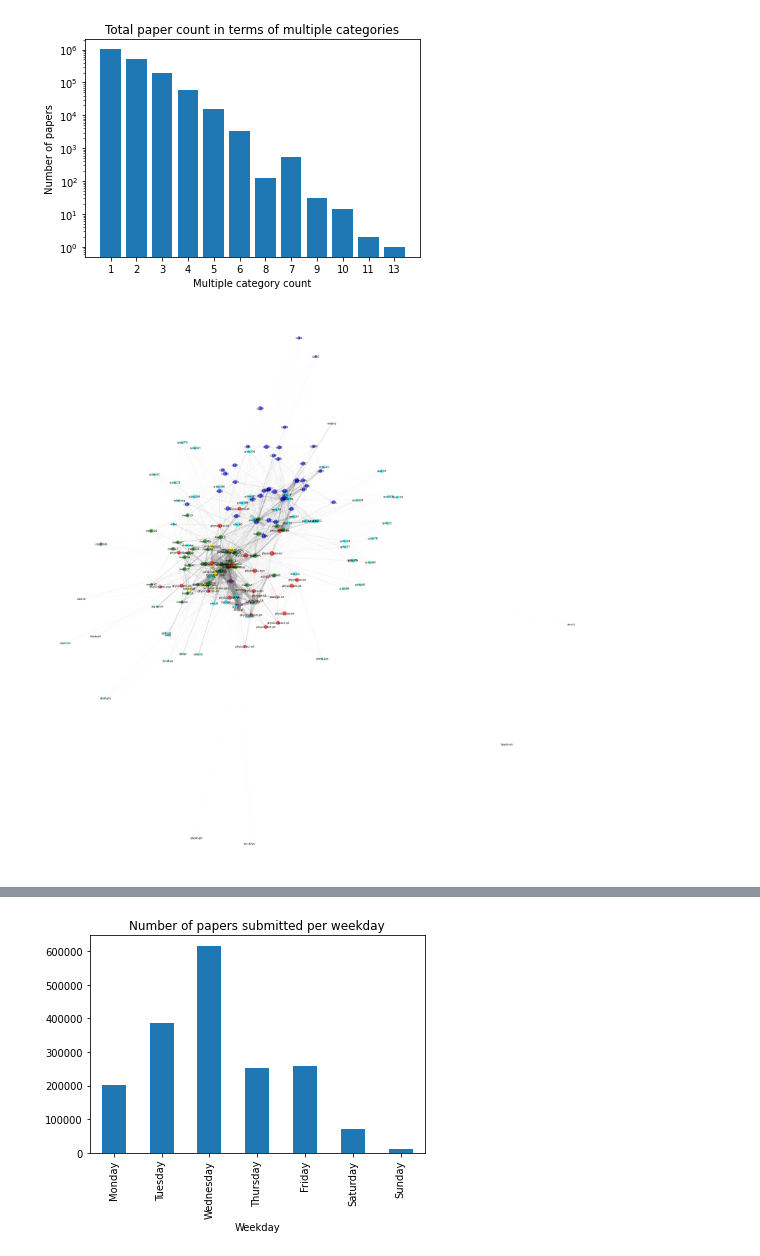
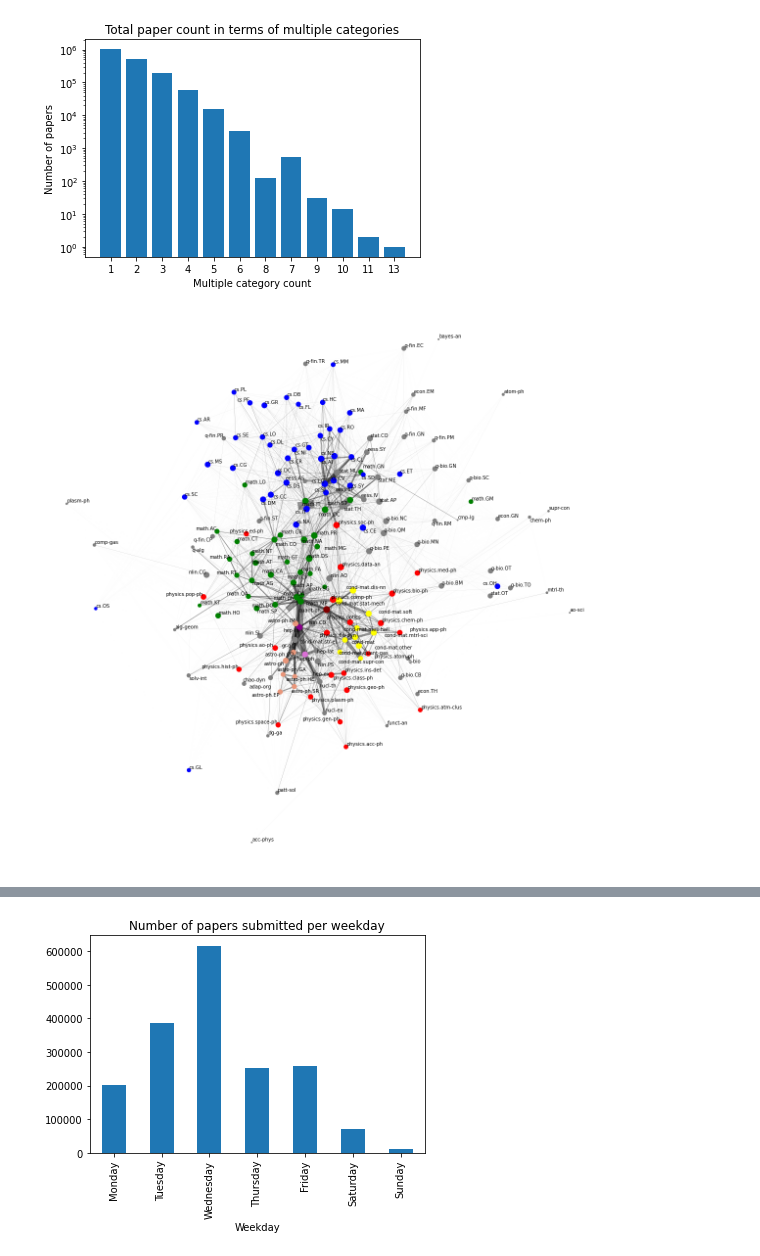
Before and after one commit to com-480-data-visualization/data-visualization-project-2021-ufa, a Jupyter notebook: exploratory_data_analysis.ipynb, the cells around one changed output, grey strips where cells are left out. Drawn from its saved outputs; the diff is of its cells as text; code cells hidden in the pictures.

Commit message:
Minor adjustments to the notebook

```diff
--- a/exploratory_data_analysis.ipynb
+++ b/exploratory_data_analysis.ipynb
@@ -117,44 +110,45 @@ plt.show()
 # %% [output]
 [figure]
 # %%
-category_interaction_dic={}
-for m_cats in df['categories']:
-    m_cats_arr = m_cats.split(' ')
-    for i,cat in enumerate(m_cats_arr):
+category_interaction_dic = {}
+for m_cats in df.categories:
+    m_cats_arr = m_cats.split(" ")
+    for i, cat in enumerate(m_cats_arr):
         if cat not in category_interaction_dic:
             category_interaction_dic[cat] = {}
         for cat_it in m_cats_arr[i+1:]:
             if cat_it not in category_interaction_dic[cat]:
-                category_interaction_dic[cat][cat_it] = {'weight': 1}
+                category_interaction_dic[cat][cat_it] = {"weight": 1}
             else:
-                category_interaction_dic[cat][cat_it]['weight'] += 1
+                category_interaction_dic[cat][cat_it]["weight"] += 1
 # %%
-default_color = "cyan"
+default_color = "grey"
 
 def category_color(category):
     for keyword, color, _ in selected_categories:
         if keyword in category:
             return color
     return default_color
 
 graph = nx.Graph(category_interaction_dic)
 
-# fixing the size of the figure
-plt.figure(figsize =(30, 30))
+plt.figure(figsize=(16, 16))
 
-node_size = [2 * graph.degree(v) for v in graph]
+node_size = [1.0 * graph.degree(v) for v in graph]
 
-# width of edge is a list of weight of edges
-edge_width = [0.0020 * graph[u][v]['weight'] for u, v in graph.edges()]
+edge_weights = 0.001 * np.array([graph[u][v]["weight"] for u, v in graph.edges()])
 
 node_color = list(map(category_color, graph))
 
-pos = nx.spring_layout(graph)
-nx.draw_networkx_nodes(graph, pos, node_size = node_size, node_color= node_color,alpha=0.6)
-nx.draw_networkx_labels(graph, pos, font_size=10)
-nx.draw_networkx_edges(graph, pos, width = edge_width,edge_color ='.4',alpha=0.3)
+pos = nx.spring_layout(graph, seed=1, k=3)
+nx.draw_networkx_nodes(graph, pos, node_size=node_size, node_color=node_color)
+labels = nx.draw_networkx_labels(graph, pos, font_size=10)
+nx.draw_networkx_edges(graph, pos, width=edge_weights, edge_color="black", alpha=0.4)
 
-plt.axis('off')
-plt.tight_layout();
+adjust_text(labels.values(), lim=3)
+
+plt.axis("off")
+plt.tight_layout()
+plt.show()
 # %% [output]
-[figure, old version]
+[figure, new version]
```
Also changed, not shown: parts of 9 cells of this notebook.
